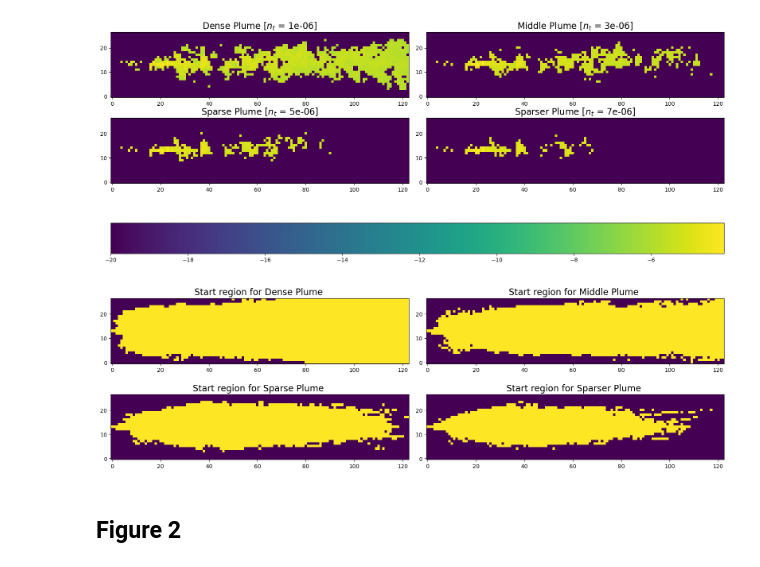
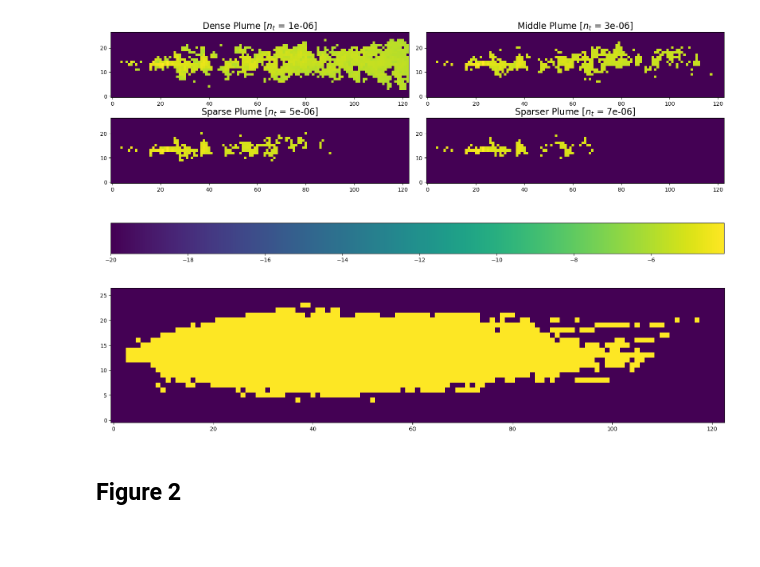
Before and after one commit to PimLb/pynav, a Jupyter notebook: notebooks/PaperFigures.ipynb, the cells around one changed output. Cells and saved outputs as stored; diff of their text form; code cells hidden in the pictures; blank space fills up the shorter version.

```diff
--- a/notebooks/PaperFigures.ipynb
+++ b/notebooks/PaperFigures.ipynb
@@ -80,16 +81,14 @@ fig.savefig("./plots/signals.pdf", bbox_inches='tight')
 # %% [output]
 [figure]
 # %%
-fig, axes = plt.subplots(2, 2, figsize=(16, 5))
-axes = axes.flatten()
-for (i, (n_thr, data)) in enumerate(start_regions.items()):
-    axes[i].set_title("Start region for {} Plume ".format(data_labels[i], n_thr), fontsize=16)
-    axes[i].imshow(data, cmap='viridis', origin='lower')
-
+fig, ax = plt.subplots(1, 1, figsize=(16, 5))
+start_region = start_regions[7e-6].copy()
+start_region[:, :3] = 0.0
+ax.imshow(start_region, cmap='viridis', origin='lower',rasterized=True)
 fig.tight_layout()
-fig.savefig("./plots/start_regions.pdf", bbox_inches='tight')
+fig.savefig("./plots/general/start_region.pdf", bbox_inches='tight')
 # %% [output]
-[figure, old version]
+[figure, new version]
 # %% [markdown]
 ## Figure 2
 # %%
```
Also changed, not shown: parts of 114 cells of this notebook, 12 other files.
